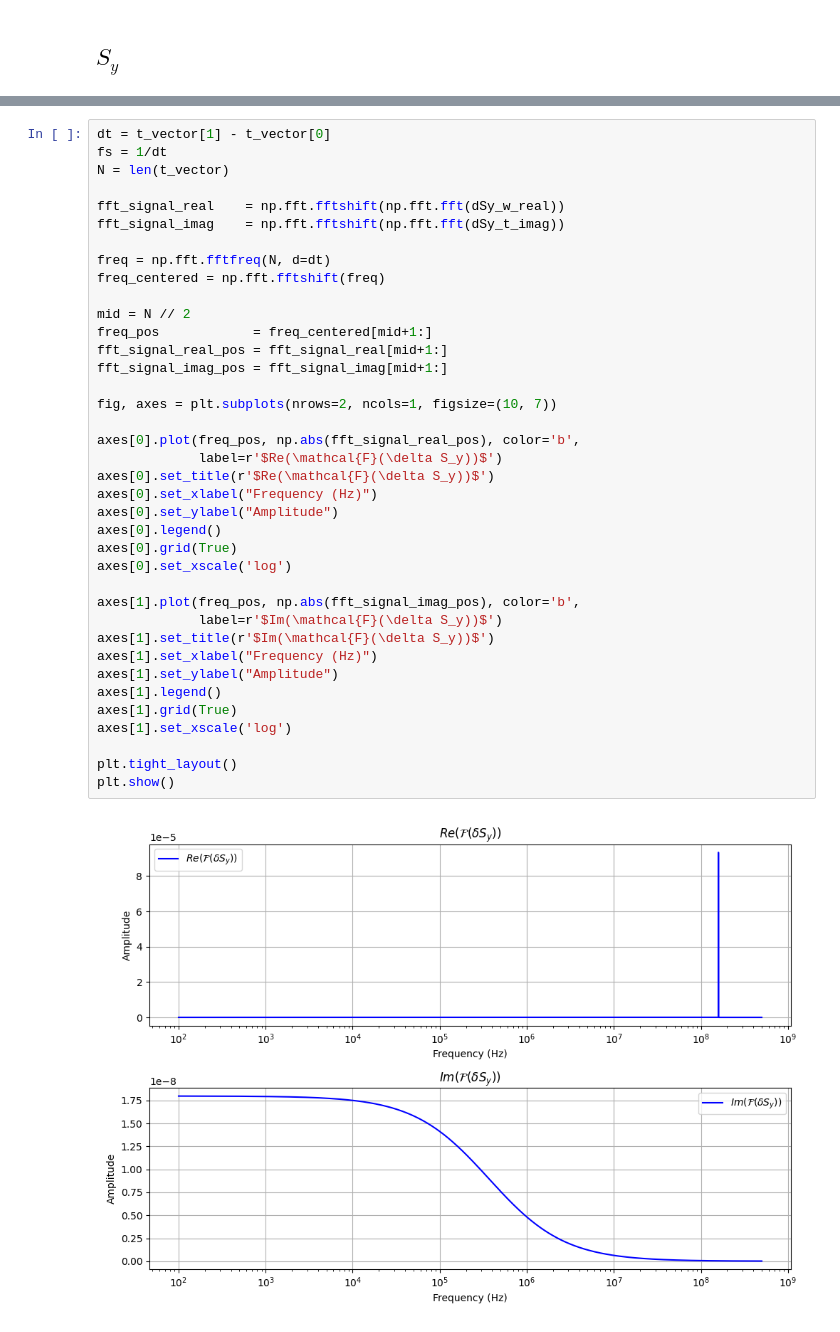
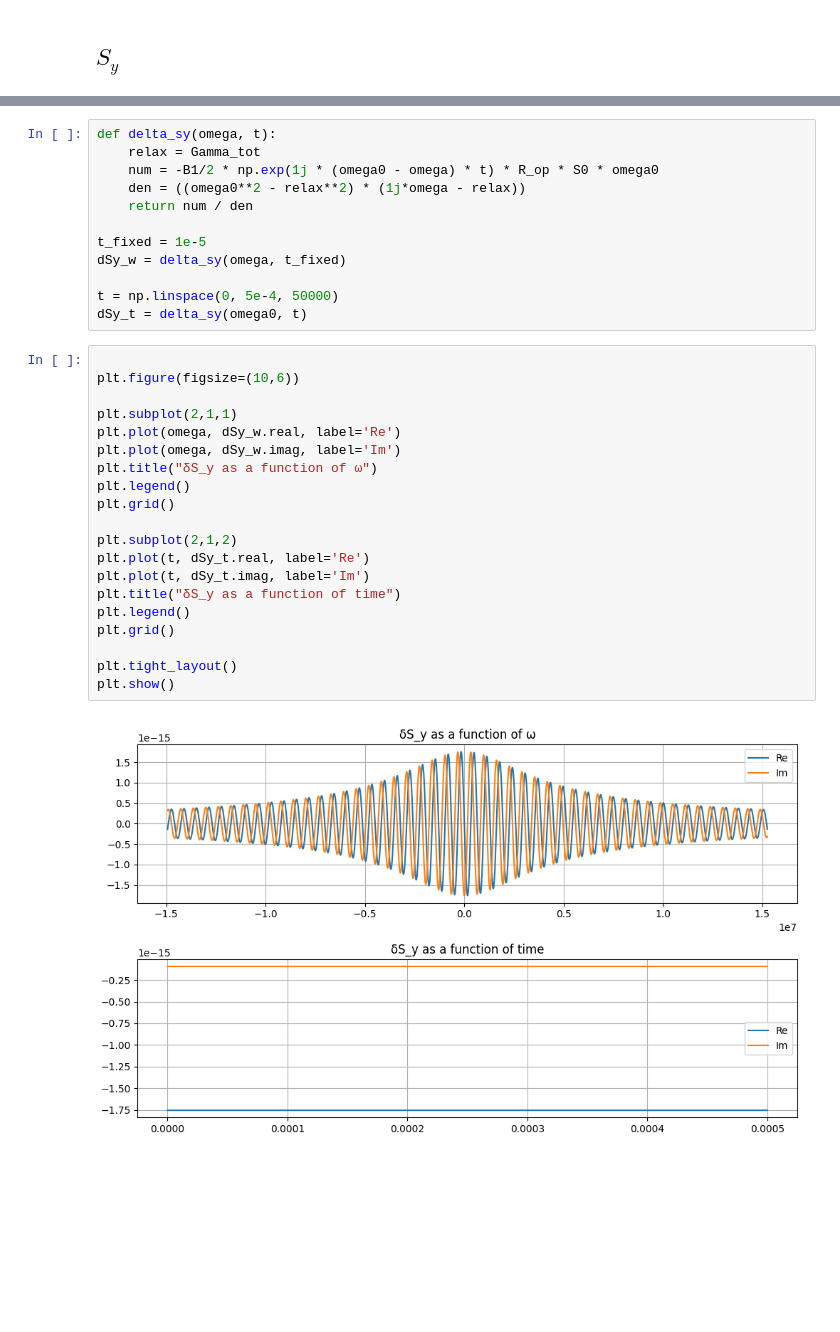
Before and after one commit to GuillaumeCLEMENT314/FHNW-, a Jupyter notebook: Bloch_symoblic_resolution.ipynb, the cells around one changed output, grey strips where cells are left out. Cells and saved outputs as stored; diff of their text form; blank space fills up the shorter version.

```diff
--- a/Bloch_symoblic_resolution.ipynb
+++ b/Bloch_symoblic_resolution.ipynb
@@ -292,40 +229,34 @@ plt.show()
-# %%
-dt = t_vector[1] - t_vector[0]
-fs = 1/dt
-N = len(t_vector)
-
-fft_signal_real    = np.fft.fftshift(np.fft.fft(dSy_w_real))
-fft_signal_imag    = np.fft.fftshift(np.fft.fft(dSy_t_imag))
-
-freq = np.fft.fftfreq(N, d=dt)
-freq_centered = np.fft.fftshift(freq)
-
-mid = N // 2
-freq_pos            = freq_centered[mid+1:]
-fft_signal_real_pos = fft_signal_real[mid+1:]
-fft_signal_imag_pos = fft_signal_imag[mid+1:]
-
-fig, axes = plt.subplots(nrows=2, ncols=1, figsize=(10, 7))
-
-axes[0].plot(freq_pos, np.abs(fft_signal_real_pos), color='b',
-             label=r'$Re(\mathcal{F}(\delta S_y))$')
-axes[0].set_title(r'$Re(\mathcal{F}(\delta S_y))$')
-axes[0].set_xlabel("Frequency (Hz)")
-axes[0].set_ylabel("Amplitude")
-axes[0].legend()
-axes[0].grid(True)
-axes[0].set_xscale('log')
-
-axes[1].plot(freq_pos, np.abs(fft_signal_imag_pos), color='b',
-             label=r'$Im(\mathcal{F}(\delta S_y))$')
-axes[1].set_title(r'$Im(\mathcal{F}(\delta S_y))$')
-axes[1].set_xlabel("Frequency (Hz)")
-axes[1].set_ylabel("Amplitude")
-axes[1].legend()
-axes[1].grid(True)
-axes[1].set_xscale('log')
-
-plt.tight_layout()
-plt.show()
-# %% [output]
-[figure, removed]
+# %%
+def delta_sy(omega, t):
+    relax = Gamma_tot
+    num = -B1/2 * np.exp(1j * (omega0 - omega) * t) * R_op * S0 * omega0
+    den = ((omega0**2 - relax**2) * (1j*omega - relax))
+    return num / den
+
+t_fixed = 1e-5
+dSy_w = delta_sy(omega, t_fixed)
+
+t = np.linspace(0, 5e-4, 50000)
+dSy_t = delta_sy(omega0, t)
+# %%
+
+plt.figure(figsize=(10,6))
+
+plt.subplot(2,1,1)
+plt.plot(omega, dSy_w.real, label='Re')
+plt.plot(omega, dSy_w.imag, label='Im')
+plt.title("δS_y as a function of ω")
+plt.legend()
+plt.grid()
+
+plt.subplot(2,1,2)
+plt.plot(t, dSy_t.real, label='Re')
+plt.plot(t, dSy_t.imag, label='Im')
+plt.title("δS_y as a function of time")
+plt.legend()
+plt.grid()
+
+plt.tight_layout()
+plt.show()
+# %% [output]
+[figure, added]
```
Also changed, not shown: parts of 5 cells of this notebook, 18 other files.
